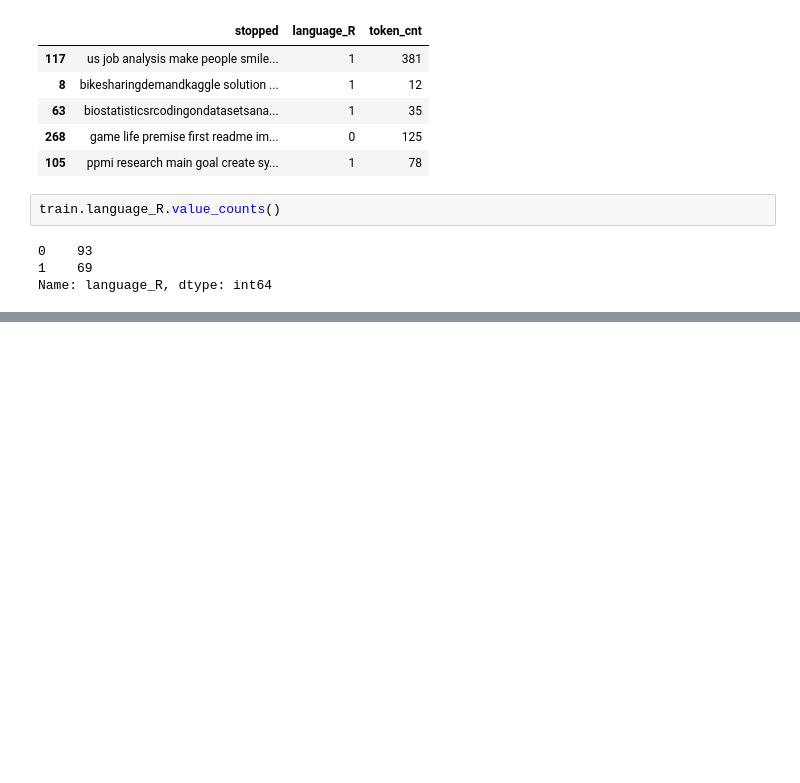
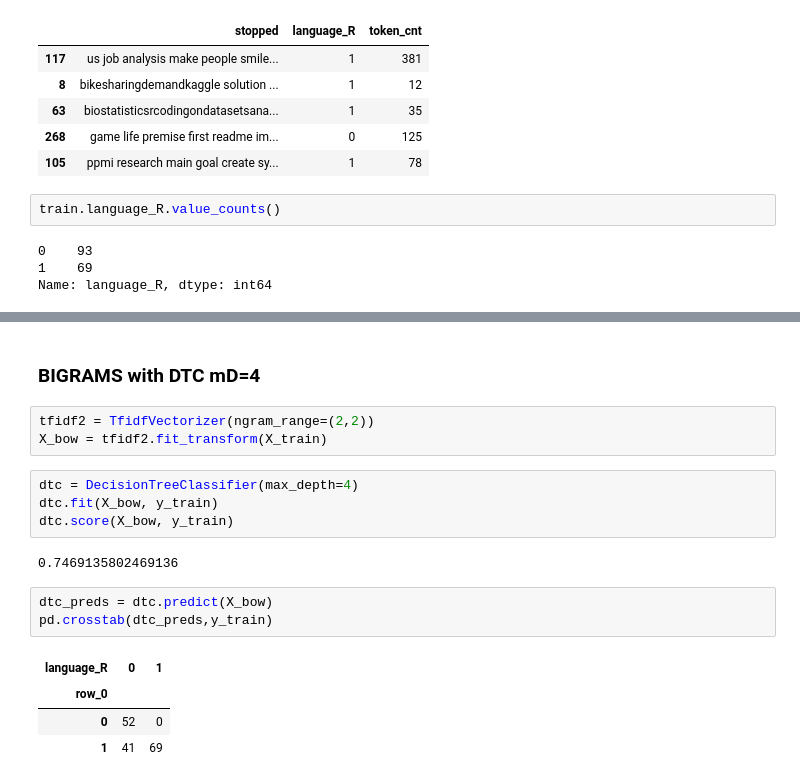
Before and after one commit to Cod-Up-Our-Data/github_language_processing, a Jupyter notebook: model_r.ipynb, the cells around one changed output, grey strips where cells are left out. Drawn from its saved outputs; the diff is of its cells as text; blank space fills up the shorter version.

```diff
--- a/model_r.ipynb
+++ b/model_r.ipynb
@@ -127,0 +314,19 @@ Name: language_R, dtype: int64
+# %% [markdown]
+### BIGRAMS with DTC mD=4
+# %%
+tfidf2 = TfidfVectorizer(ngram_range=(2,2))
+X_bow = tfidf2.fit_transform(X_train)
+# %%
+dtc = DecisionTreeClassifier(max_depth=4)
+dtc.fit(X_bow, y_train)
+dtc.score(X_bow, y_train)
+# %% [output]
+0.7469135802469136
+# %%
+dtc_preds = dtc.predict(X_bow)
+pd.crosstab(dtc_preds,y_train)
+# %% [output]
+| language_R | 0 | 1 |
+| row_0 |  |  |
+| 0 | 52 | 0 |
+| 1 | 41 | 69 |
```
Also changed, not shown: parts of 31 cells of this notebook, 1 other file.
